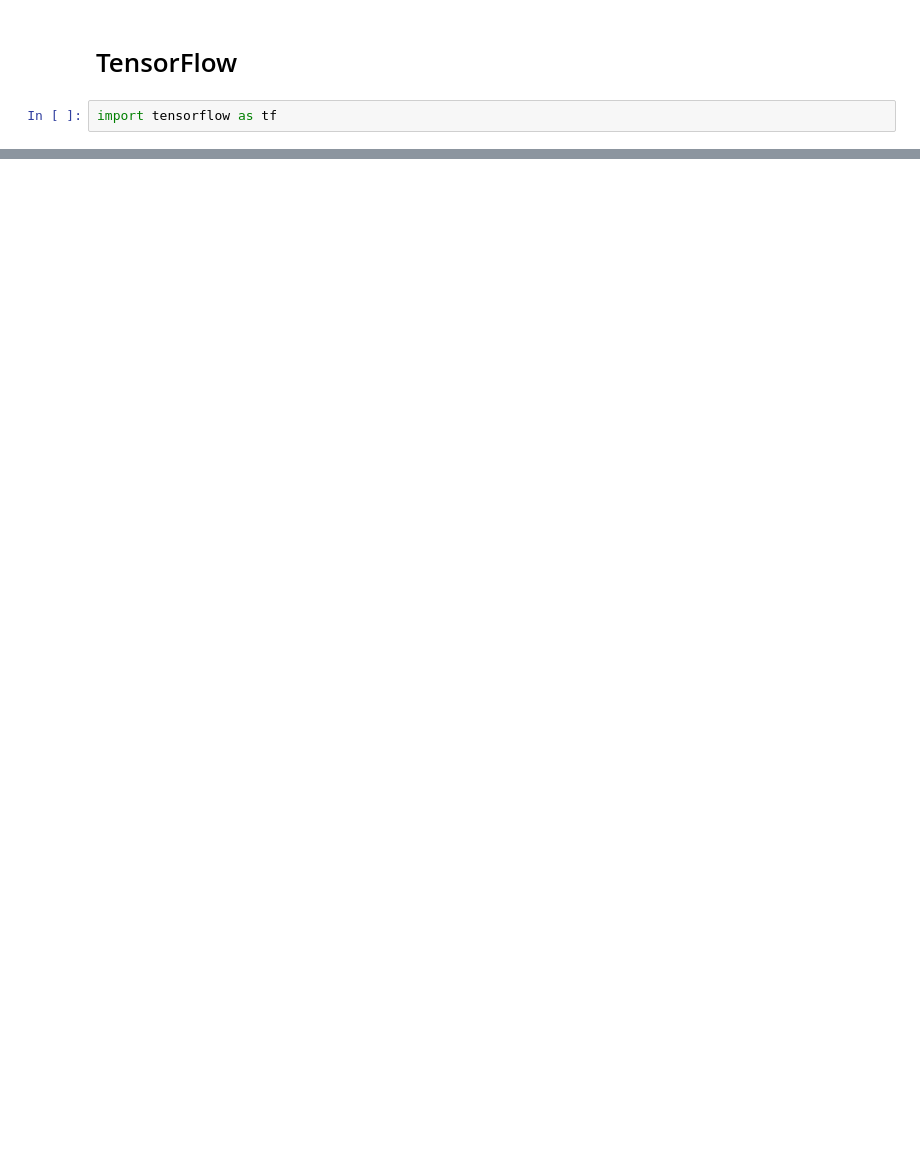
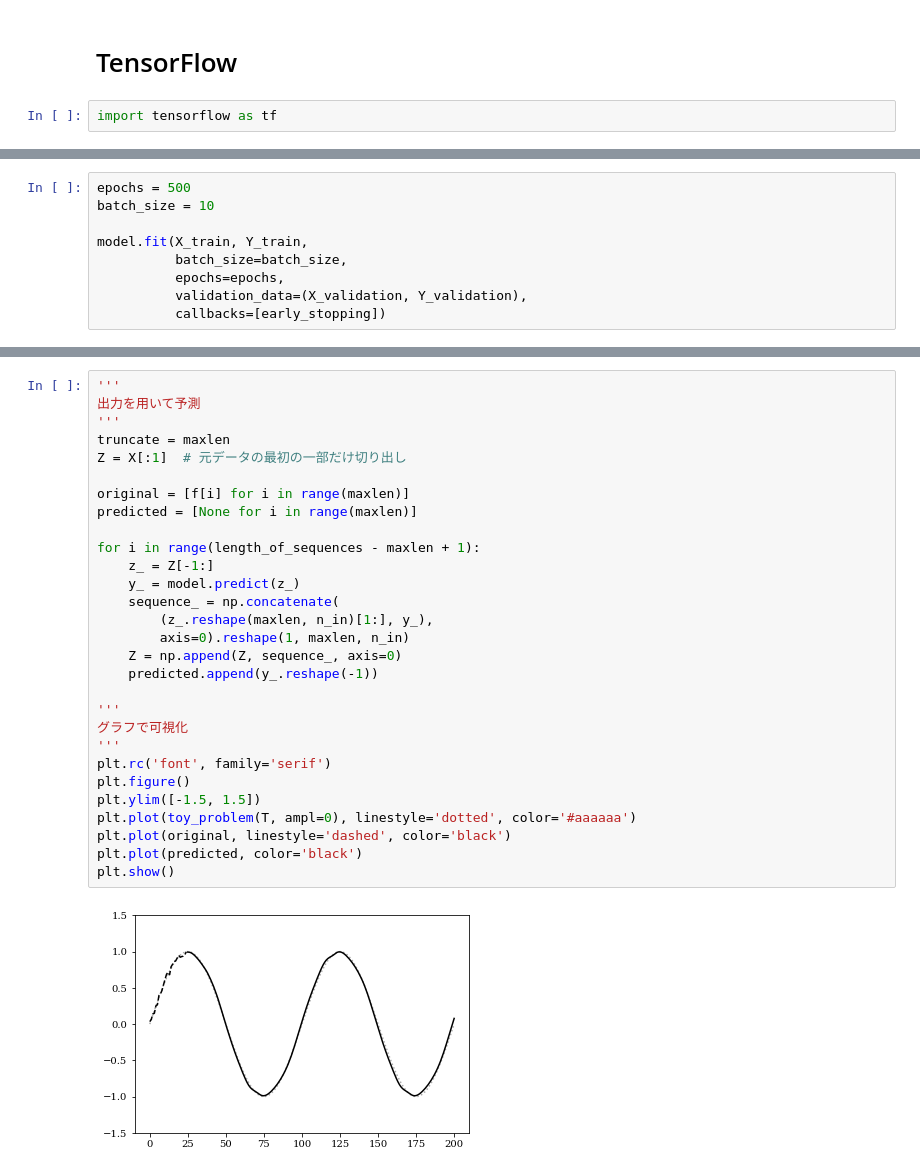
Before and after one commit to LUYUJIA/TensorFlow-PyTorch-examples, a Jupyter notebook: RNN_sin.ipynb, the cells around one changed output, grey strips where cells are left out. Drawn from its saved outputs; the diff is of its cells as text; blank space fills up the shorter version.

```diff
--- a/RNN_sin.ipynb
+++ b/RNN_sin.ipynb
@@ -56,0 +246,9 @@ output= []
+# %%
+epochs = 500
+batch_size = 10
+
+model.fit(X_train, Y_train,
+          batch_size=batch_size,
+          epochs=epochs,
+          validation_data=(X_validation, Y_validation),
+          callbacks=[early_stopping])
@@ -56,0 +274,31 @@ output= []
+# %%
+'''
+出力を用いて予測
+'''
+truncate = maxlen
+Z = X[:1]  # 元データの最初の一部だけ切り出し
+
+original = [f[i] for i in range(maxlen)]
+predicted = [None for i in range(maxlen)]
+
+for i in range(length_of_sequences - maxlen + 1):
+    z_ = Z[-1:]
+    y_ = model.predict(z_)
+    sequence_ = np.concatenate(
+        (z_.reshape(maxlen, n_in)[1:], y_),
+        axis=0).reshape(1, maxlen, n_in)
+    Z = np.append(Z, sequence_, axis=0)
+    predicted.append(y_.reshape(-1))
+
+'''
+グラフで可視化
+'''
+plt.rc('font', family='serif')
+plt.figure()
+plt.ylim([-1.5, 1.5])
+plt.plot(toy_problem(T, ampl=0), linestyle='dotted', color='#aaaaaa')
+plt.plot(original, linestyle='dashed', color='black')
+plt.plot(predicted, color='black')
+plt.show()
+# %% [output]
+[figure, added]
```
Also changed, not shown: parts of 13 cells of this notebook.
